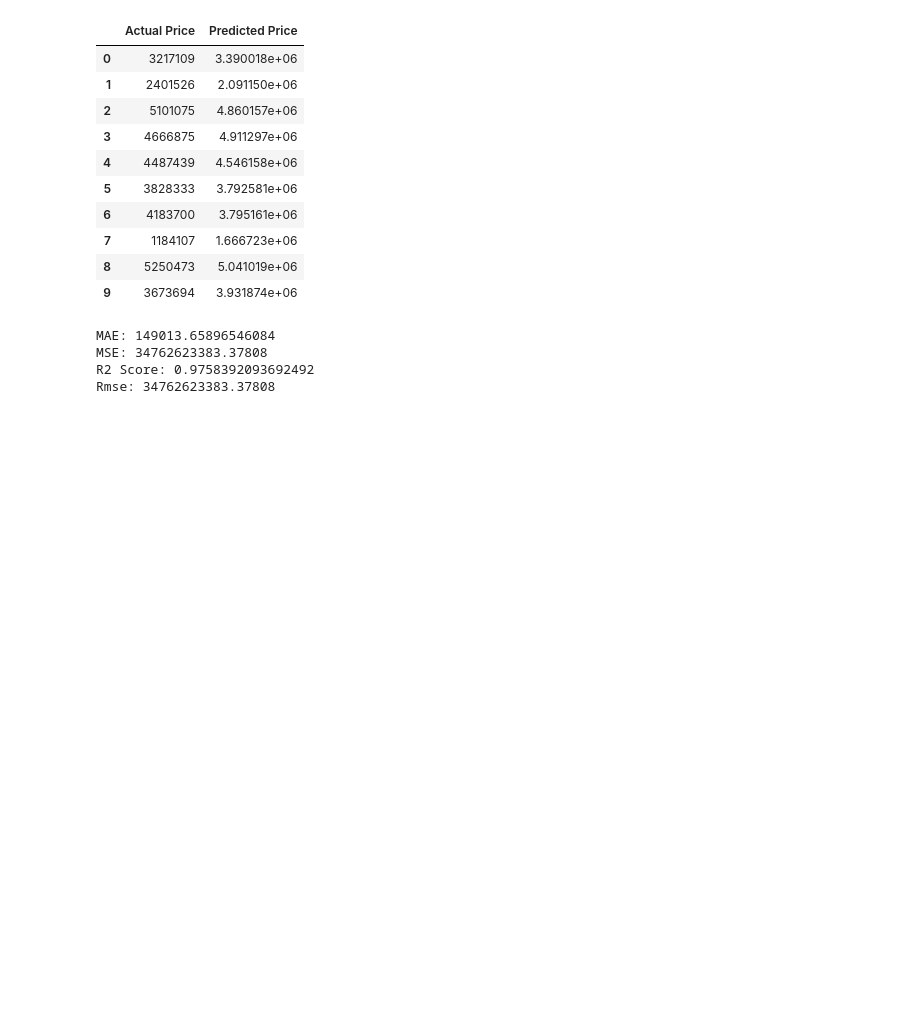
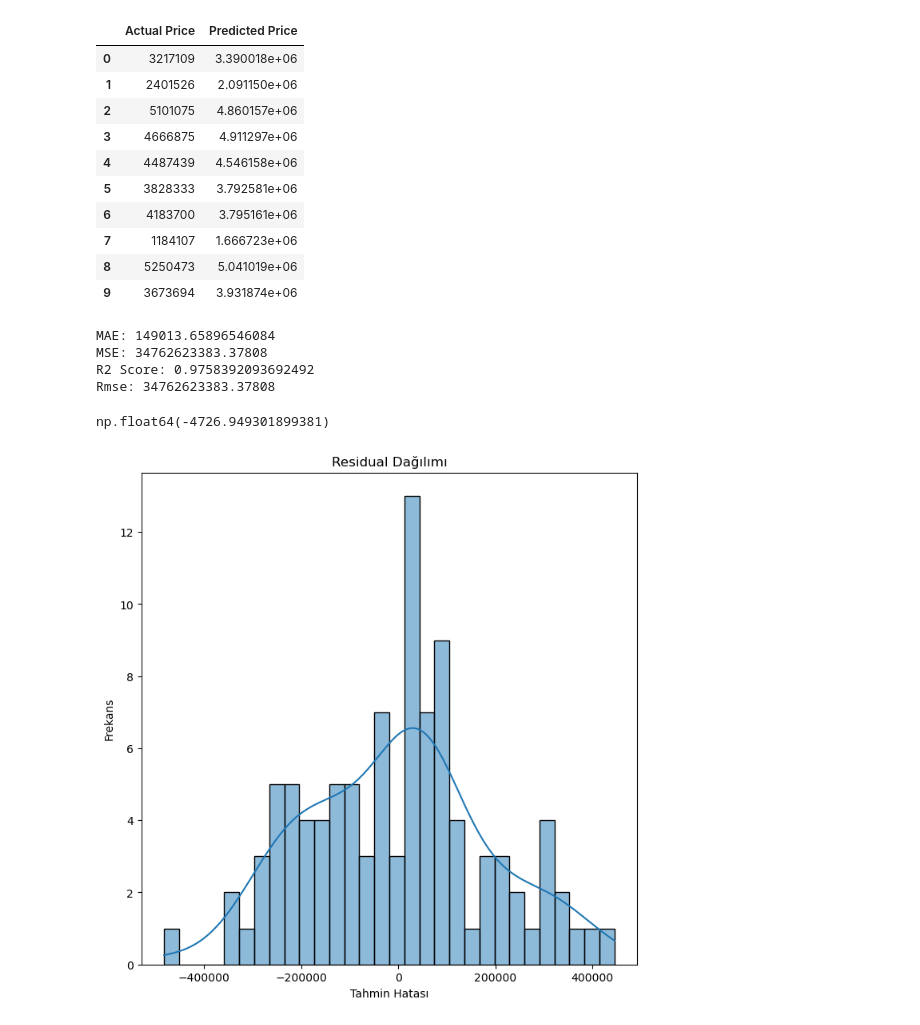
Before and after one commit to FurkanTsdmr/DataScience, a Jupyter notebook: ML/DataScienceHandProject/dataScienceHandBook.ipynb, the cells around one changed output. Cells and saved outputs as stored; diff of their text form; code cells hidden in the pictures; blank space fills up the shorter version.

```diff
--- a/ML/DataScienceHandProject/dataScienceHandBook.ipynb
+++ b/ML/DataScienceHandProject/dataScienceHandBook.ipynb
@@ -208,7 +221,12 @@ y : Hedef değişkenlerini temsil eder.
 X = df.drop("Price",axis=1)
 y=df["Price"]
 # %%
-X_train,X_test,y_train,y_test = train_test_split(X,y,test_size=0.20,random_state=42)
+X_train,X_test,y_train,y_test = train_test_split(
+    X,
+    y,
+    test_size=0.20,
+    random_state=42
+)
 # %%
 X_train.shape
 # %% [output]
@@ -286,3 +304,22 @@ MAE: 149013.65896546084
 MSE: 34762623383.37808
 R2 Score: 0.9758392093692492
 Rmse: 34762623383.37808
+# %%
+residuals = y_test - y_pred
+# %%
+residuals.mean()
+# %% [output]
+np.float64(-4726.949301899381)
+# %%
+plt.figure(figsize=(8,8))
+sns.histplot(
+    residuals,
+    bins=30,
+    kde=True
+)
+plt.title("Residual Dağılımı")
+plt.xlabel("Tahmin Hatası")
+plt.ylabel("Frekans")
+plt.show()
+# %% [output]
+[figure, added]
```
Also changed, not shown: parts of 43 cells of this notebook.
